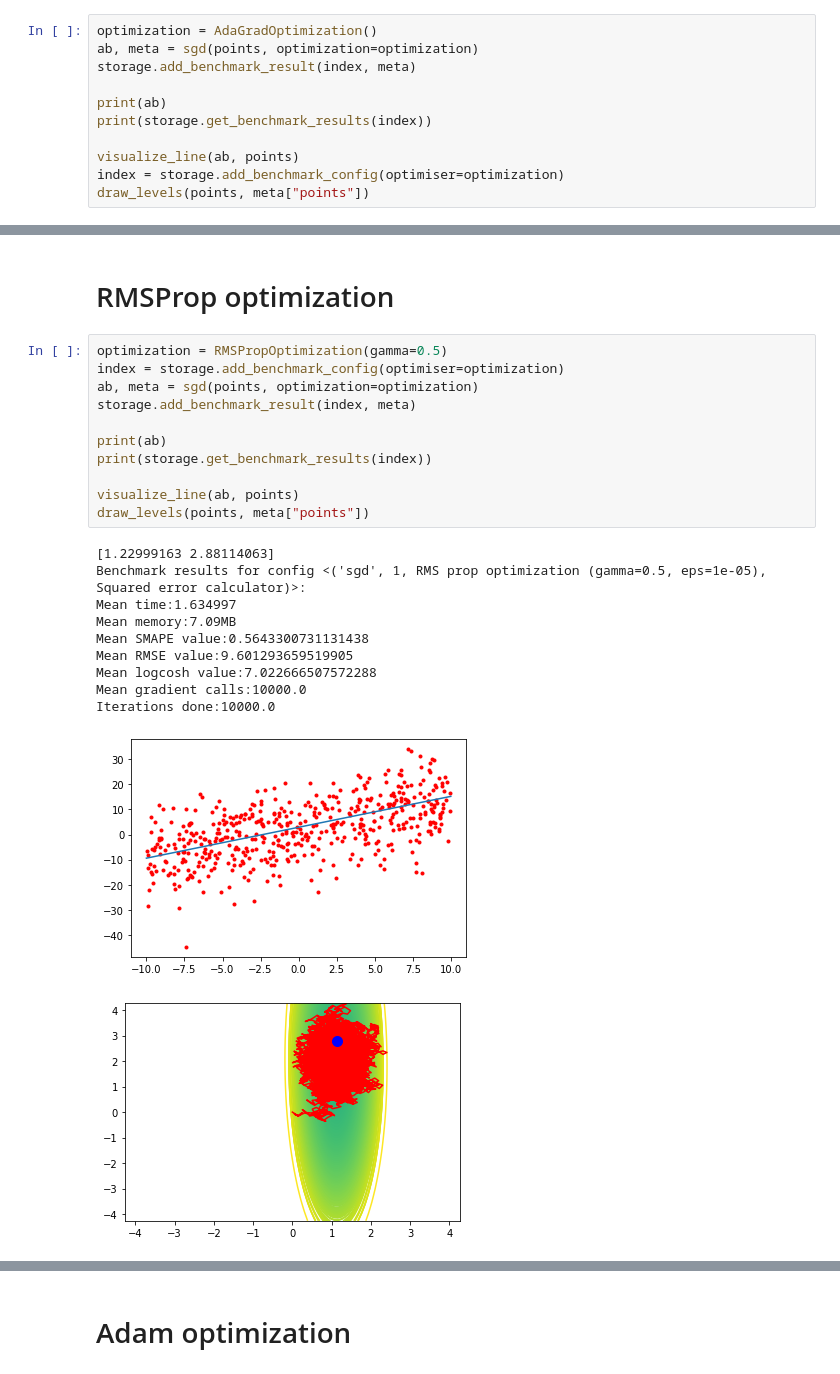
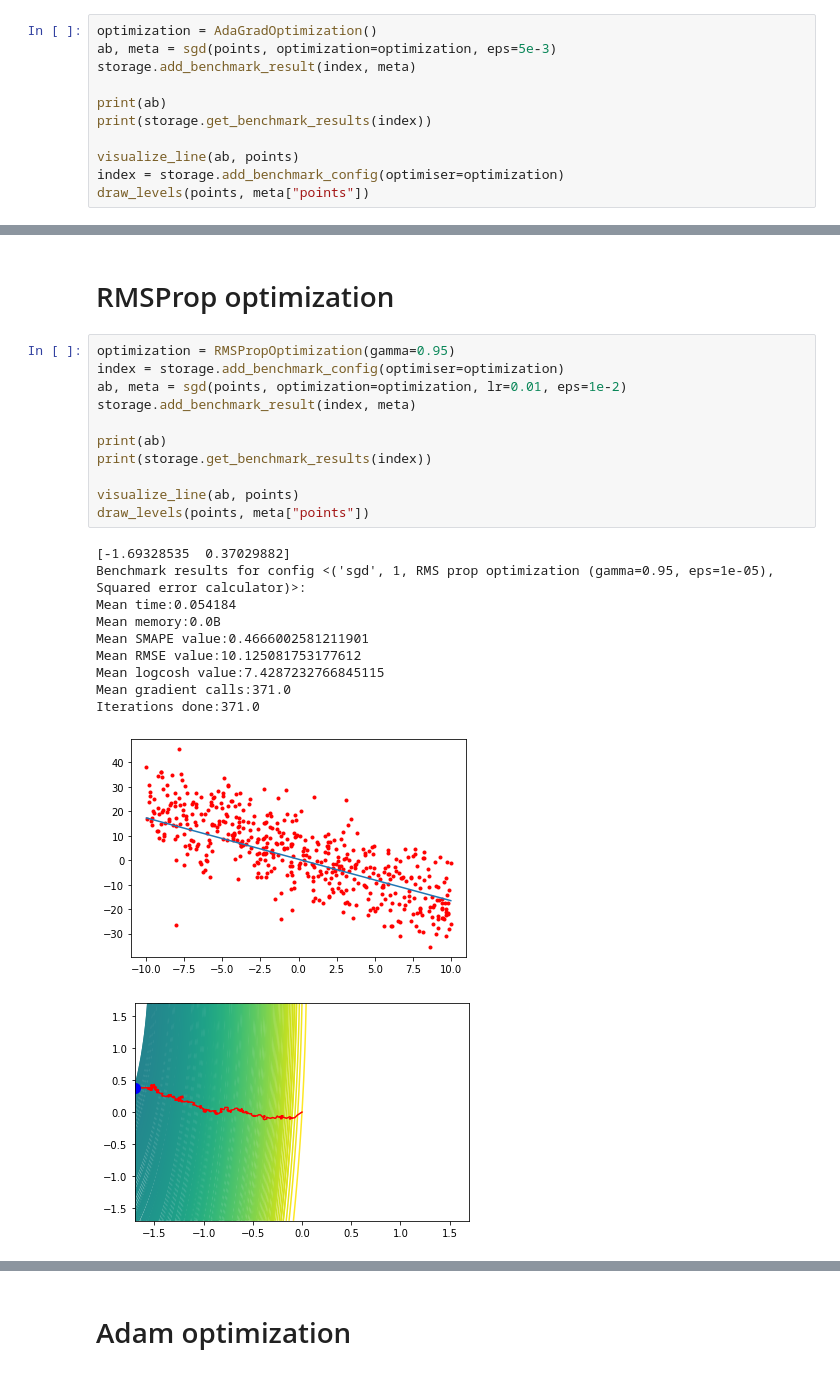
Before and after one commit to EasySocHacks/Optimization-Methods-IFMO, a Jupyter notebook: HW2/2.3.ipynb, the cells around one changed output, grey strips where cells are left out. Saved outputs shown, nothing was run; the diff lists cells and outputs as text.

```diff
--- a/HW2/2.3.ipynb
+++ b/HW2/2.3.ipynb
@@ -94,7 +103,7 @@ Iterations done:50.0
 # AdaGrad optimization
 # %%
 optimization = AdaGradOptimization()
-ab, meta = sgd(points, optimization=optimization)
+ab, meta = sgd(points, optimization=optimization, eps=5e-3)
 storage.add_benchmark_result(index, meta)
 
 print(ab)
@@ -118,26 +133,26 @@ Iterations done:54.0
 # %% [markdown]
 # RMSProp optimization
 # %%
-optimization = RMSPropOptimization(gamma=0.5)
+optimization = RMSPropOptimization(gamma=0.95)
 index = storage.add_benchmark_config(optimiser=optimization)
-ab, meta = sgd(points, optimization=optimization)
+ab, meta = sgd(points, optimization=optimization, lr=0.01, eps=1e-2)
 storage.add_benchmark_result(index, meta)
 
 print(ab)
 print(storage.get_benchmark_results(index))
 
 visualize_line(ab, points)
 draw_levels(points, meta["points"])
 # %% [output]
-[1.22999163 2.88114063]
-Benchmark results for config <('sgd', 1, RMS prop optimization (gamma=0.5, eps=1e-05), Squared error calculator)>:
-Mean time:1.634997
-Mean memory:7.09MB
-Mean SMAPE value:0.5643300731131438
-Mean RMSE value:9.601293659519905
-Mean logcosh value:7.022666507572288
-Mean gradient calls:10000.0
-Iterations done:10000.0
+[-1.69328535  0.37029882]
+Benchmark results for config <('sgd', 1, RMS prop optimization (gamma=0.95, eps=1e-05), Squared error calculator)>:
+Mean time:0.054184
+Mean memory:0.0B
+Mean SMAPE value:0.4666002581211901
+Mean RMSE value:10.125081753177612
+Mean logcosh value:7.4287232766845115
+Mean gradient calls:371.0
+Iterations done:371.0
-[figure, old version]
+[figure, new version]
-[figure, old version]
+[figure, new version]
 # %%
```
Also changed, not shown: parts of 14 cells of this notebook, 7 other files.
